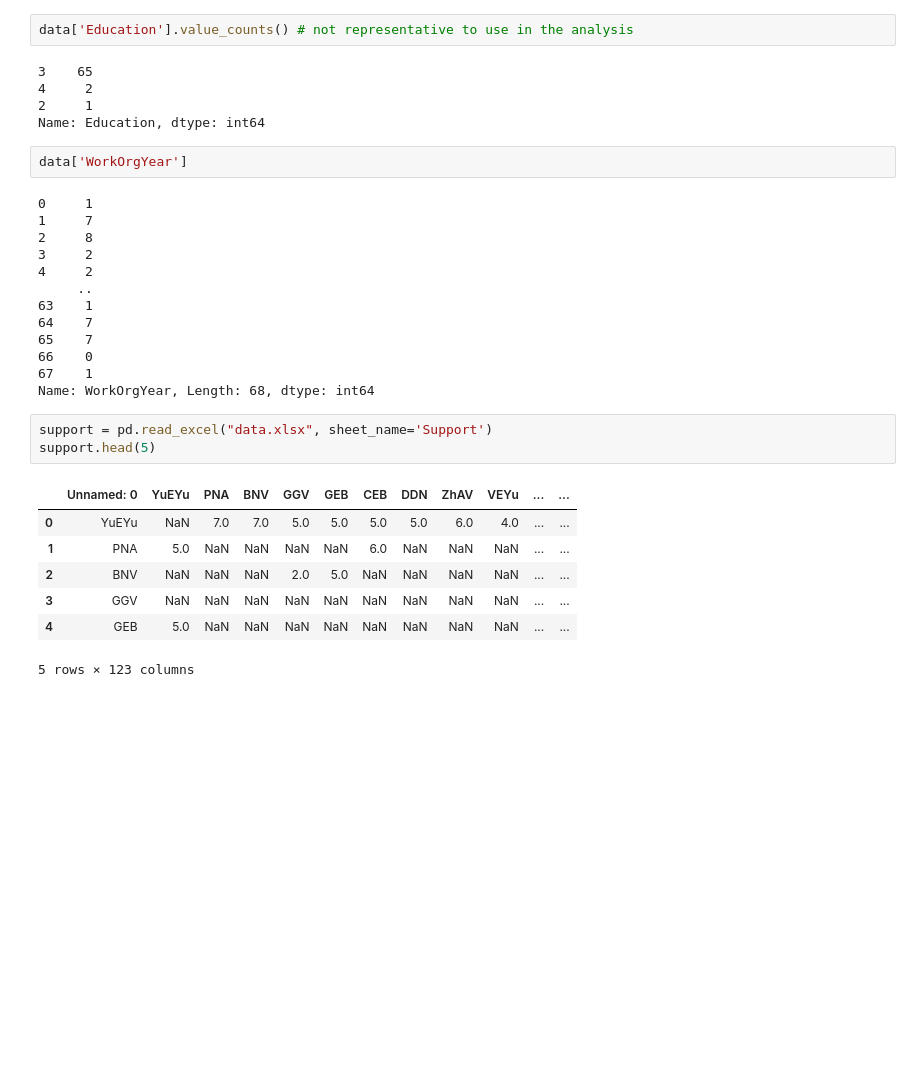
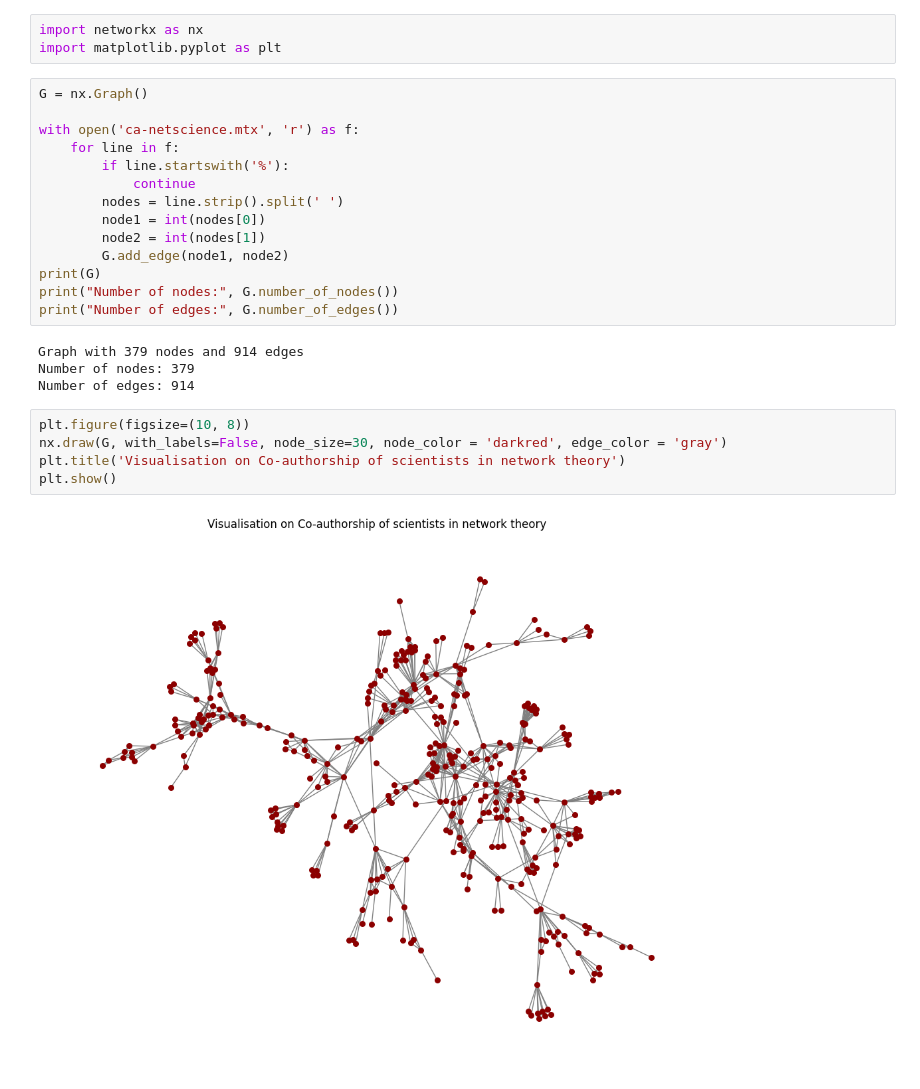
Before and after one commit to dariashcherbakovaaa/MA_DSE_Unimi, a Jupyter notebook: Network_science_project.ipynb, the cells around one changed output. Saved outputs shown, nothing was run; the diff lists cells and outputs as text; blank space fills up the shorter version.

```diff
--- a/Network_science_project.ipynb
+++ b/Network_science_project.ipynb
@@ -79,33 +3,28 @@ skim(data)
-# %%
-data['Education'].value_counts() # not representative to use in the analysis
-# %% [output]
-3    65
-4     2
-2     1
-Name: Education, dtype: int64
-# %%
-data['WorkOrgYear']
-# %% [output]
-0     1
-1     7
-2     8
-3     2
-4     2
-     ..
-63    1
-64    7
-65    7
-66    0
-67    1
-Name: WorkOrgYear, Length: 68, dtype: int64
-# %%
-support = pd.read_excel("data.xlsx", sheet_name='Support')
-support.head(5)
-# %% [output]
-|  | Unnamed: 0 | YuEYu | PNA | BNV | GGV | GEB | CEB | DDN | ZhAV | VEYu | ... | ... |
-| 0 | YuEYu | NaN | 7.0 | 7.0 | 5.0 | 5.0 | 5.0 | 5.0 | 6.0 | 4.0 | ... | ... |
-| 1 | PNA | 5.0 | NaN | NaN | NaN | NaN | 6.0 | NaN | NaN | NaN | ... | ... |
-| 2 | BNV | NaN | NaN | NaN | 2.0 | 5.0 | NaN | NaN | NaN | NaN | ... | ... |
-| 3 | GGV | NaN | NaN | NaN | NaN | NaN | NaN | NaN | NaN | NaN | ... | ... |
-| 4 | GEB | 5.0 | NaN | NaN | NaN | NaN | NaN | NaN | NaN | NaN | ... | ... |
-5 rows × 123 columns
+# %%
+import networkx as nx
+import matplotlib.pyplot as plt
+# %%
+G = nx.Graph()
+
+with open('ca-netscience.mtx', 'r') as f:
+    for line in f:
+        if line.startswith('%'):
+            continue
+        nodes = line.strip().split(' ')
+        node1 = int(nodes[0])
+        node2 = int(nodes[1])
+        G.add_edge(node1, node2)
+print(G)
+print("Number of nodes:", G.number_of_nodes())
+print("Number of edges:", G.number_of_edges())
+# %% [output]
+Graph with 379 nodes and 914 edges
+Number of nodes: 379
+Number of edges: 914
+# %%
+plt.figure(figsize=(10, 8))
+nx.draw(G, with_labels=False, node_size=30, node_color = 'darkred', edge_color = 'gray')
+plt.title('Visualisation on Co-authorship of scientists in network theory')
+plt.show()
+# %% [output]
+[figure, added]
```
Also changed, not shown: parts of 5 cells of this notebook.
